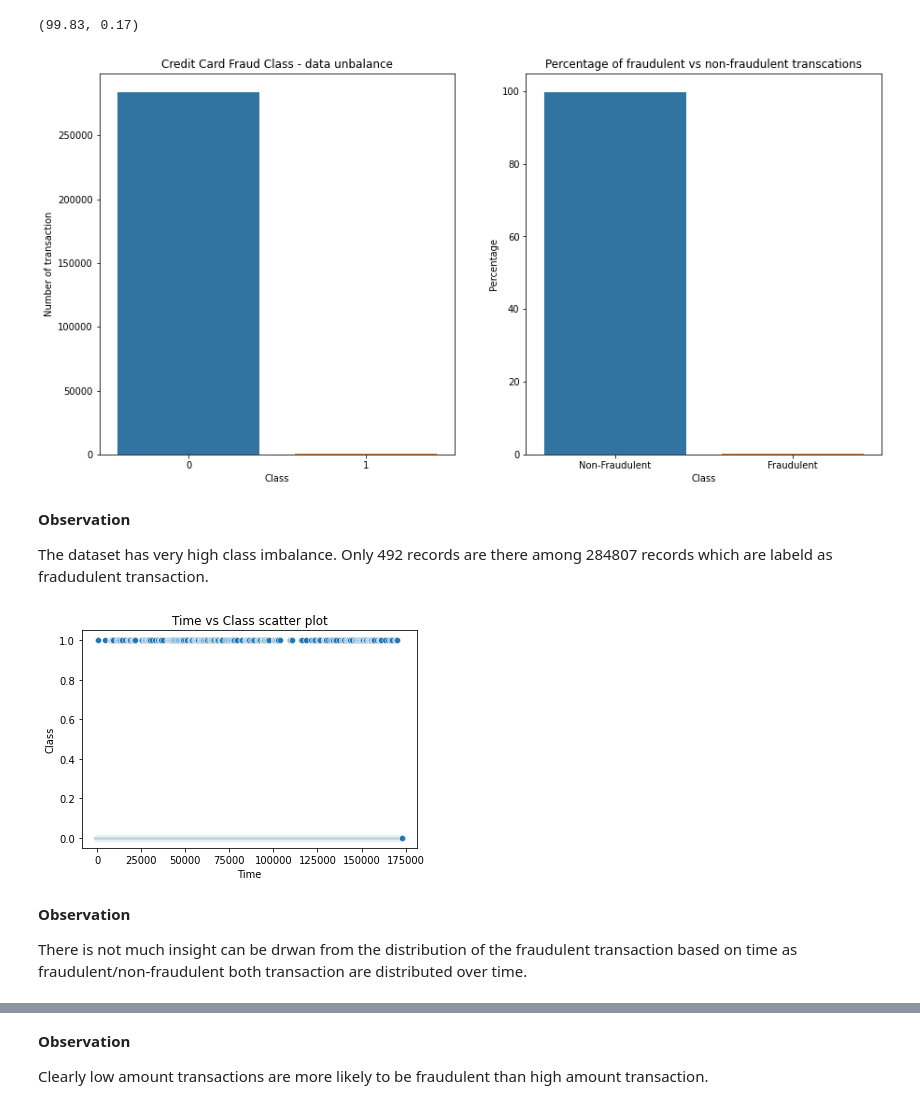
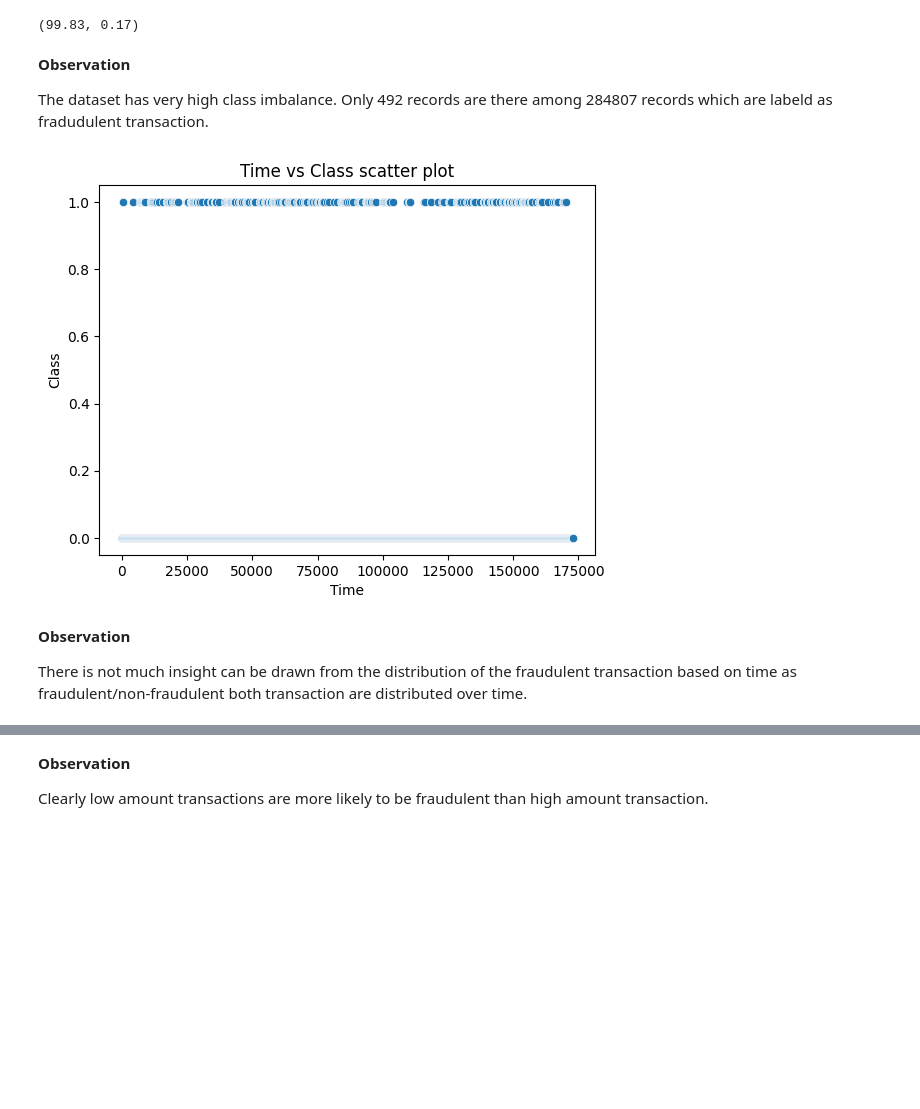
Before and after one commit to Birajmukherjee/Capstone-project, a Jupyter notebook: Credit-Card-Fraud-Detetction-Capstone-Project-2024.ipynb, the cells around one changed output, grey strips where cells are left out. Drawn from its saved outputs; the diff is of its cells as text; code cells hidden in the pictures; blank space fills up the shorter version.

```diff
--- a/Credit-Card-Fraud-Detetction-Capstone-Project-2024.ipynb
+++ b/Credit-Card-Fraud-Detetction-Capstone-Project-2024.ipynb
@@ -172,8 +185,14 @@ Error:
 # %% [markdown]
 ## Exploratory data analysis
 # %%
+# Importing necessary libraries
+from google.colab import drive
+
+# Mounting Google Drive
+drive.mount('/content/drive')
+
 #To read csv File from google drive
-file_path = 'F:/Capstone/Data/creditcard.csv'
+file_path = '/content/drive/MyDrive/Colab_Notebooks/Capstone_project/creditcard.csv'
 df = pd.read_csv(file_path)
 df.head()
 # %% [output]
@@ -248,38 +268,37 @@ normal_share, fraud_share
 # %% [output]
 (99.83, 0.17)
 # %%
-# Create a bar plot for the number and percentage of fraudulent vs non-fraudulent transcations
+import seaborn as sns
+# Create a bar plot for the number and percentage of fraudulent vs non-fraudulent transactions
 plt.figure(figsize=(15,7.5))
 
 plt.subplot(1,2,1)
 sns.countplot(df["Class"])
-plt.ylabel("Number of transaction")
+plt.ylabel("Number of transactions")
 plt.xlabel("Class")
-plt.title("Credit Card Fraud Class - data unbalance")
+plt.title("Credit Card Fraud Class - data imbalance")
 
 plt.subplot(1,2,2)
 fraud_percentage = {'Class':['Non-Fraudulent', 'Fraudulent'], 'Percentage':[normal_share, fraud_share]}
 df_fraud_percentage = pd.DataFrame(fraud_percentage)
 sns.barplot(x='Class',y='Percentage', data=df_fraud_percentage)
-plt.title('Percentage of fraudulent vs non-fraudulent transcations')
+plt.title('Percentage of fraudulent vs non-fraudulent transactions')
 
 plt.show()
-# %% [output]
-[figure, removed]
 # %% [markdown]
 **Observation**
 
 The dataset has very high class imbalance. Only 492 records are there among 284807 records which are labeld as fradudulent transaction.
 # %%
 # Create a scatter plot to observe the distribution of classes with time
-sns.scatterplot(df["Time"], df["Class"])
+sns.scatterplot(x="Time", y="Class", data=df)
 plt.title("Time vs Class scatter plot")
 plt.show()
 # %% [output]
-[figure, old version]
+[figure, new version]
 # %% [markdown]
 **Observation**
 
-There is not much insight can be drwan from the distribution of the fraudulent transaction based on time as fraudulent/non-fraudulent both transaction are distributed over time.
+There is not much insight can be drawn from the distribution of the fraudulent transaction based on time as fraudulent/non-fraudulent both transaction are distributed over time.
 # %%
 # Create a scatter plot to observe the distribution of classes with Amount
```
Also changed, not shown: parts of 43 cells of this notebook.
